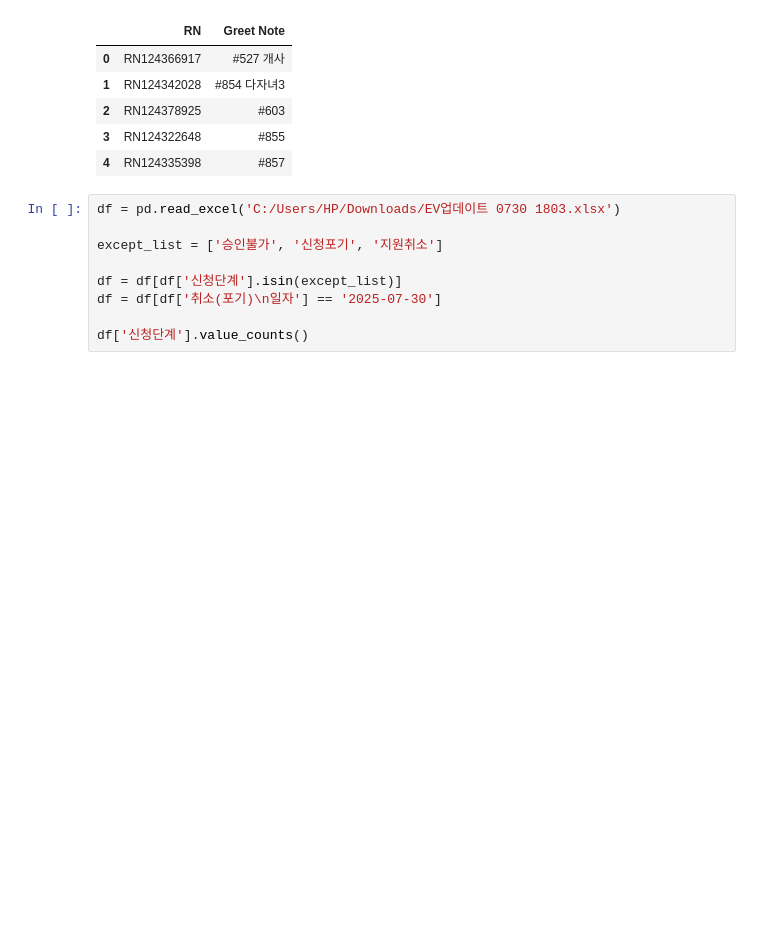
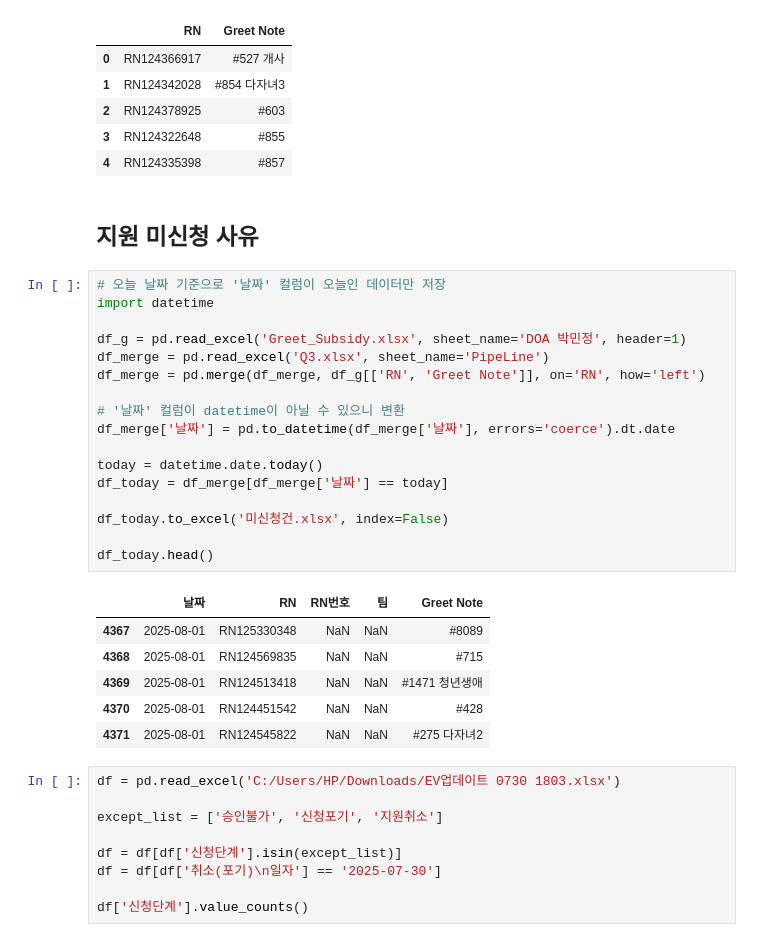
Before and after one commit to Glen-Lee-glitch/greet_streamlit, a Jupyter notebook: test.ipynb, the cells around one changed output. Drawn from its saved outputs; the diff is of its cells as text; blank space fills up the shorter version.

```diff
--- a/test.ipynb
+++ b/test.ipynb
@@ -89,6 +89,32 @@ df_g[df_g['RN'].isin(fail_rn)][['RN', 'Greet Note']].to_excel('11.xlsx', index=F
 | 2 | RN124378925 | #603 |
 | 3 | RN124322648 | #855 |
 | 4 | RN124335398 | #857 |
+# %% [markdown]
+## 지원 미신청 사유
+# %%
+# 오늘 날짜 기준으로 '날짜' 컬럼이 오늘인 데이터만 저장
+import datetime
+
+df_g = pd.read_excel('Greet_Subsidy.xlsx', sheet_name='DOA 박민정', header=1)
+df_merge = pd.read_excel('Q3.xlsx', sheet_name='PipeLine')
+df_merge = pd.merge(df_merge, df_g[['RN', 'Greet Note']], on='RN', how='left')
+
+# '날짜' 컬럼이 datetime이 아닐 수 있으니 변환
+df_merge['날짜'] = pd.to_datetime(df_merge['날짜'], errors='coerce').dt.date
+
+today = datetime.date.today()
+df_today = df_merge[df_merge['날짜'] == today]
+
+df_today.to_excel('미신청건.xlsx', index=False)
+
+df_today.head()
+# %% [output]
+|  | 날짜 | RN | RN번호 | 팀 | Greet Note |
+| 4367 | 2025-08-01 | RN125330348 | NaN | NaN | #8089 |
+| 4368 | 2025-08-01 | RN124569835 | NaN | NaN | #715 |
+| 4369 | 2025-08-01 | RN124513418 | NaN | NaN | #1471 청년생애 |
+| 4370 | 2025-08-01 | RN124451542 | NaN | NaN | #428 |
+| 4371 | 2025-08-01 | RN124545822 | NaN | NaN | #275 다자녀2 |
 # %%
 df = pd.read_excel('C:/Users/HP/Downloads/EV업데이트 0730 1803.xlsx')
 
```
Also changed, not shown: 1 other file.
